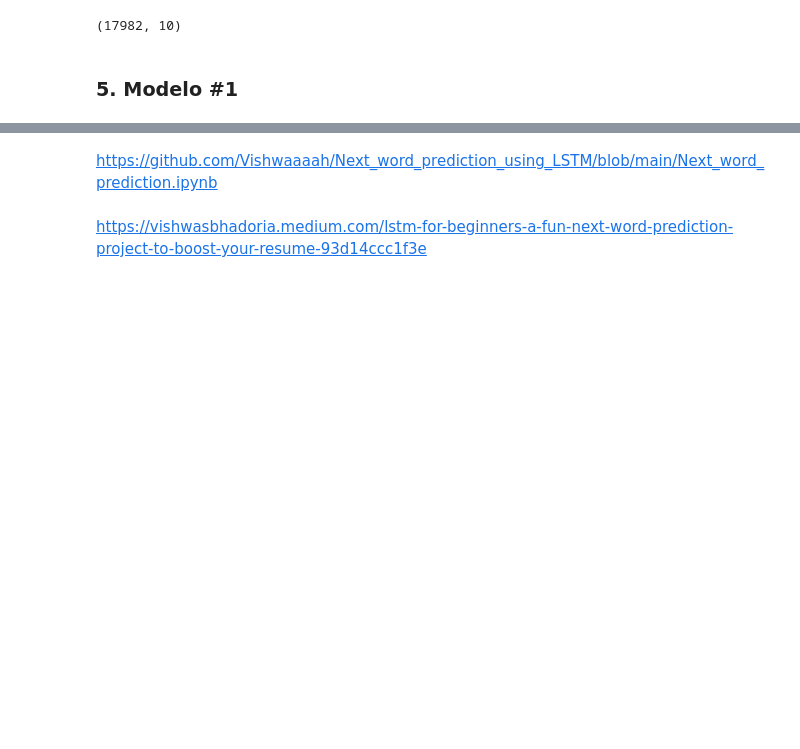
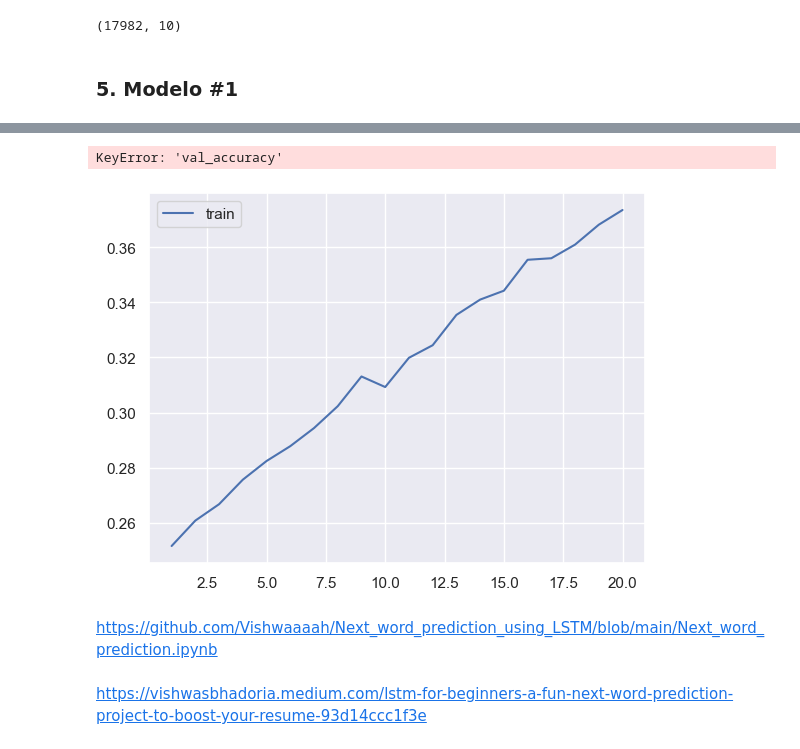
Before and after one commit to bdesia/nlp1, a Jupyter notebook: Desafio3/Desafio_3.ipynb, the cells around one changed output, grey strips where cells are left out. Drawn from its saved outputs; the diff is of its cells as text; code cells hidden in the pictures; blank space fills up the shorter version.

Commit message:
Se entrena primer modelo

```diff
--- a/Desafio3/Desafio_3.ipynb
+++ b/Desafio3/Desafio_3.ipynb
@@ -346,4 +346,12 @@ class PplCallback(keras.callbacks.Callback):
         # promediamos todos los scores e imprimimos el valor promedio
         print(f'\n mean perplexity: {np.mean(scores)} \n')
 # %%
-history = model.fit(X_train,y_train, epochs=50, verbose=1)
+cfg.epochs = 50
+cfg.batch_size = 32
+
+history = model.fit(X_train,
+                    y_train,
+                    callbacks=[PplCallback(sequences_val)],
+                    epochs = cfg.epochs,
+                    batch_size = cfg.batch_size,
+                    verbose=1)
@@ -350,3 +376,12 @@ history = model.fit(X_train,y_train, epochs=50, verbose=1)
+# %%
+# Entrenamiento
+epoch_count = range(1, len(history.history['accuracy']) + 1)
+sns.lineplot(x=epoch_count,  y=history.history['accuracy'], label='train')
+sns.lineplot(x=epoch_count,  y=history.history['val_accuracy'], label='valid')
+plt.show()
+# %% [output]
+KeyError: 'val_accuracy'
+[figure, added]
 # %%
 def predict_next_word(model,tokenizer,text,max_sequence_length):
   token_list=tokenizer.texts_to_sequences([text])[0]
```
Also changed, not shown: parts of 4 cells of this notebook.
